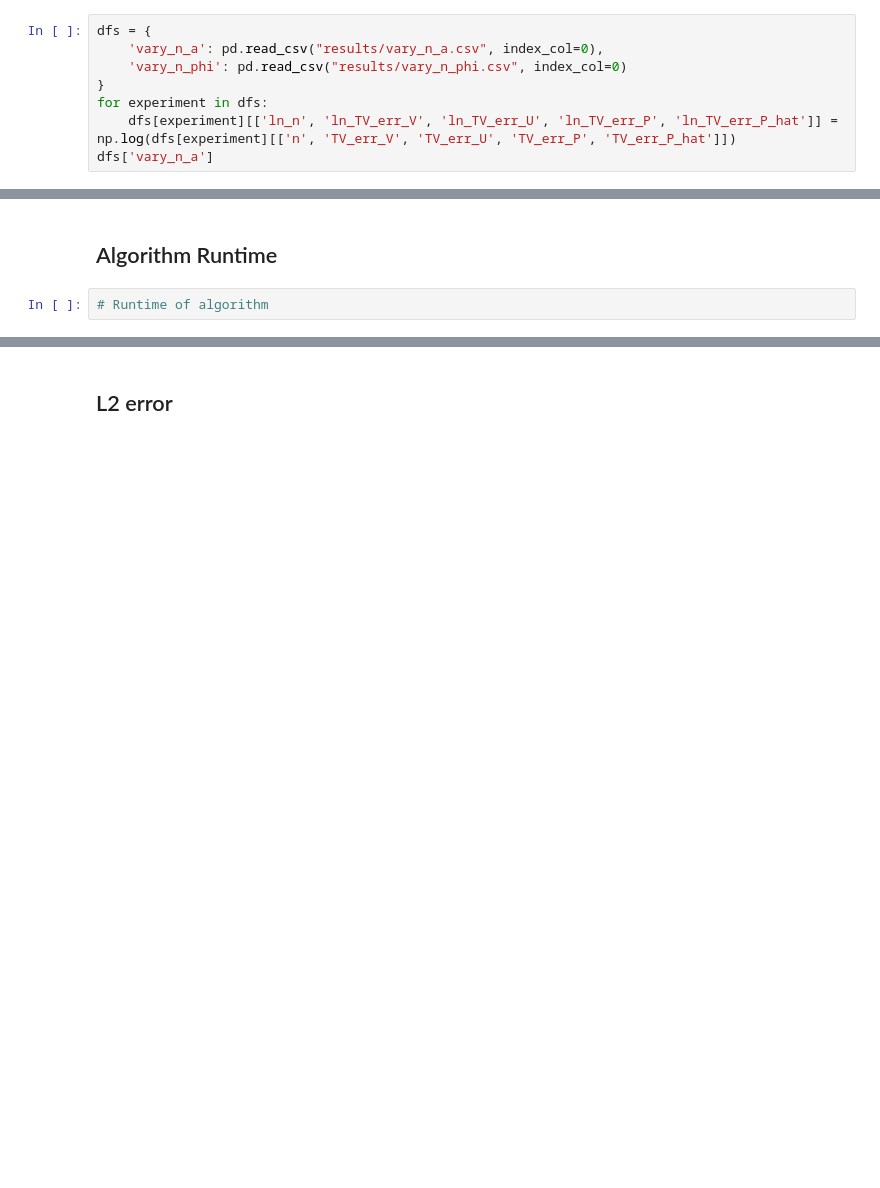
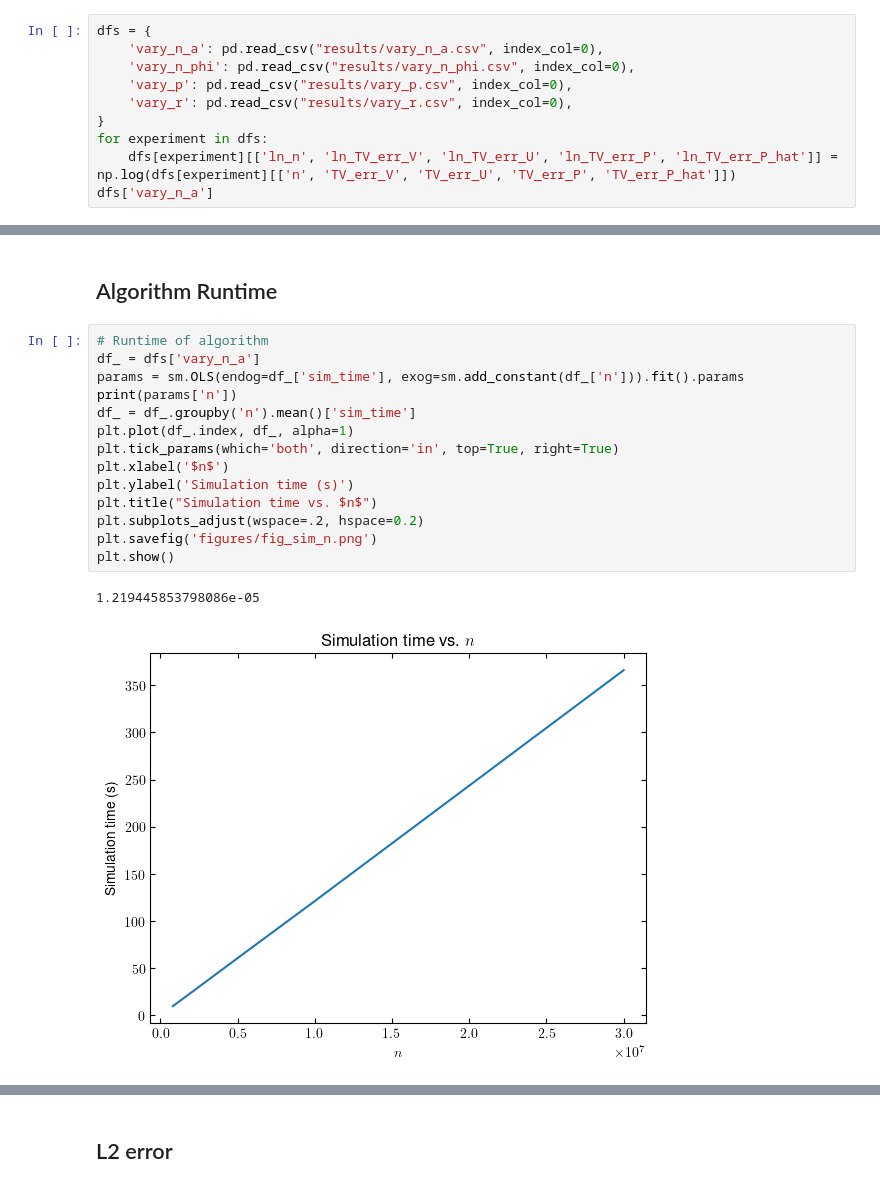
Before and after one commit to derekdong623/CPSC486_project, a Jupyter notebook: figures.ipynb, the cells around one changed output, grey strips where cells are left out. Cells and saved outputs as stored; diff of their text form; blank space fills up the shorter version.

```diff
--- a/figures.ipynb
+++ b/figures.ipynb
@@ -13,7 +13,9 @@ plt.rcParams['font.family'] = 'Helvetica'
 # %%
 dfs = {
     'vary_n_a': pd.read_csv("results/vary_n_a.csv", index_col=0),
-    'vary_n_phi': pd.read_csv("results/vary_n_phi.csv", index_col=0)
+    'vary_n_phi': pd.read_csv("results/vary_n_phi.csv", index_col=0),
+    'vary_p': pd.read_csv("results/vary_p.csv", index_col=0),
+    'vary_r': pd.read_csv("results/vary_r.csv", index_col=0),
 }
 for experiment in dfs:
     dfs[experiment][['ln_n', 'ln_TV_err_V', 'ln_TV_err_U', 'ln_TV_err_P', 'ln_TV_err_P_hat']] = np.log(dfs[experiment][['n', 'TV_err_V', 'TV_err_U', 'TV_err_P', 'TV_err_P_hat']])
@@ -119,5 +121,20 @@ plt.show()
 [figure]
 # %% [markdown]
 ## Algorithm Runtime
-# %%
-# Runtime of algorithm
+# %%
+# Runtime of algorithm
+df_ = dfs['vary_n_a']
+params = sm.OLS(endog=df_['sim_time'], exog=sm.add_constant(df_['n'])).fit().params
+print(params['n'])
+df_ = df_.groupby('n').mean()['sim_time']
+plt.plot(df_.index, df_, alpha=1)
+plt.tick_params(which='both', direction='in', top=True, right=True)
+plt.xlabel('$n$')
+plt.ylabel('Simulation time (s)')
+plt.title("Simulation time vs. $n$")
+plt.subplots_adjust(wspace=.2, hspace=0.2)
+plt.savefig('figures/fig_sim_n.png')
+plt.show()
+# %% [output]
+1.219445853798086e-05
+[figure, added]
```
Also changed, not shown: parts of 4 cells of this notebook, 7 other files.
